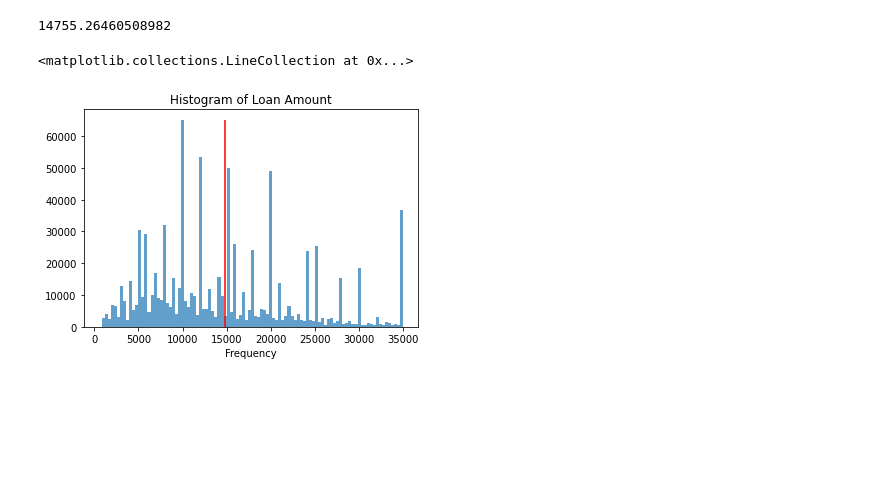
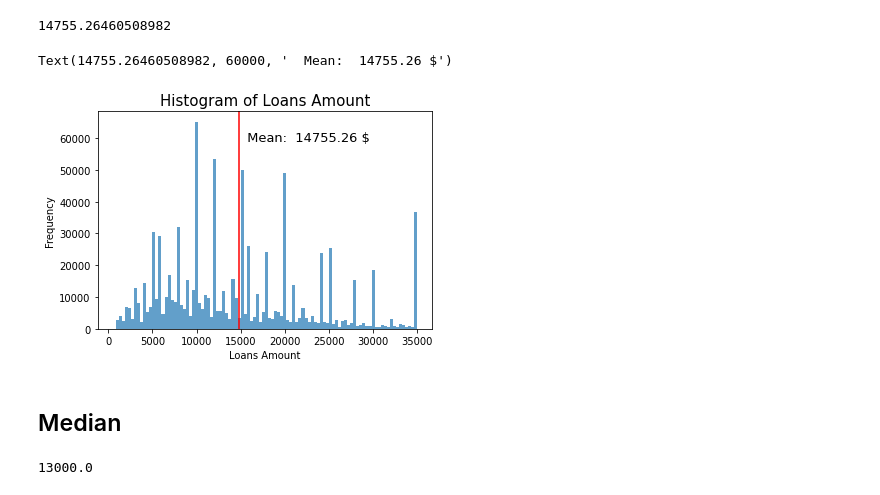
Before and after one commit to fburnelli/cas-de-stat-vis, a Jupyter notebook: statistic.ipynb, the cells around one changed output. Drawn from its saved outputs; the diff is of its cells as text; code cells hidden in the pictures; blank space fills up the shorter version.

```diff
--- a/statistic.ipynb
+++ b/statistic.ipynb
@@ -74,11 +74,17 @@ df['loan_amnt'].mean()
 # %%
 mean = df['loan_amnt'].mean()
 df['loan_amnt'].hist(bins=100,grid = False,alpha= 0.7)
-plt.title("Histogram of Loan Amount")
-plt.xlabel("Loan Amount")
-plt.xlabel("Frequency")
-plt.vlines(mean,0,65000,colors='red')
-put text mean
+plt.title("Histogram of Loans Amount",size=15)
+plt.xlabel("Loans Amount")
+plt.ylabel("Frequency")
+plt.axvline(mean, color="red")
+plt.text(mean, 60000, "  Mean:{:10.2f} $".format(mean), verticalalignment='center',size=13)
 # %% [output]
-<matplotlib.collections.LineCollection at 0x...>
+Text(14755.26460508982, 60000, '  Mean:  14755.26 $')
-[figure, old version]
+[figure, new version]
+# %% [markdown]
+## Median
+# %%
+df['loan_amnt'].median()
+# %% [output]
+13000.0
```
Also changed, not shown: parts of 7 cells of this notebook, 1 other file.
